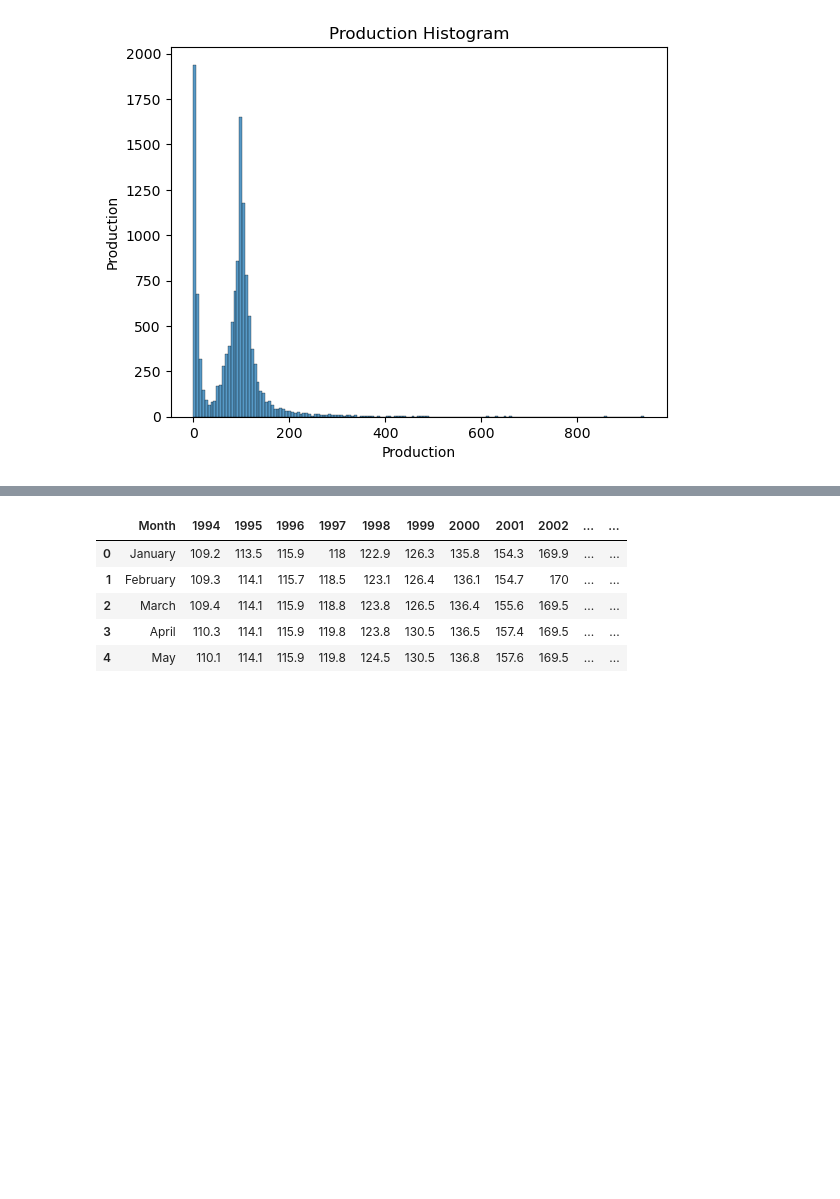
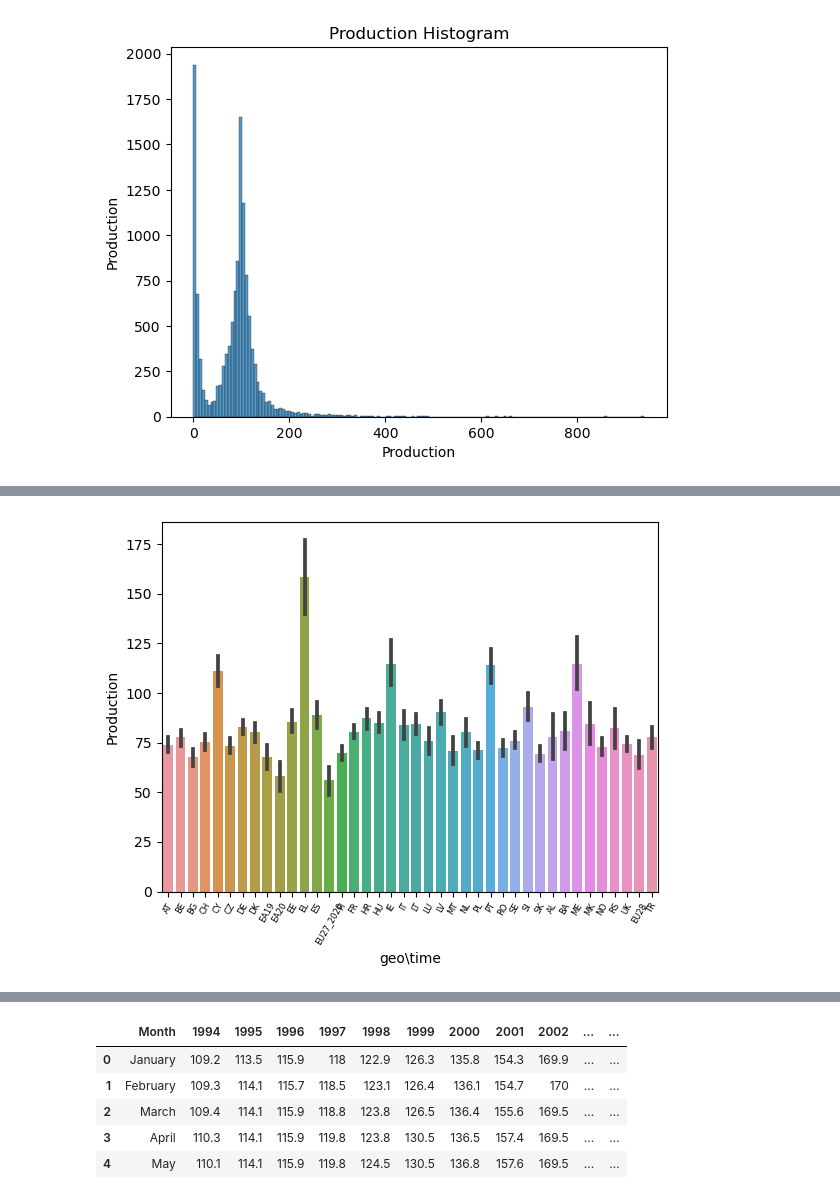
Before and after one commit to rachelhurleycct/CA2, a Jupyter notebook: CA2.ipynb, the cells around one changed output, grey strips where cells are left out. Drawn from its saved outputs; the diff is of its cells as text; code cells hidden in the pictures; blank space fills up the shorter version.

```diff
--- a/CA2.ipynb
+++ b/CA2.ipynb
@@ -432,0 +460,6 @@ ax.set(xlabel='Production', ylabel='Production', title ='Production Histogram')
+# %%
+ax= sns.barplot (x='geo\\time', y='Production', data=df2)
+ax.xaxis.set_tick_params(rotation=60)
+ax.tick_params(axis='x', labelsize=6)
+# %% [output]
+[figure, added]
```
Also changed, not shown: parts of 19 cells of this notebook.
